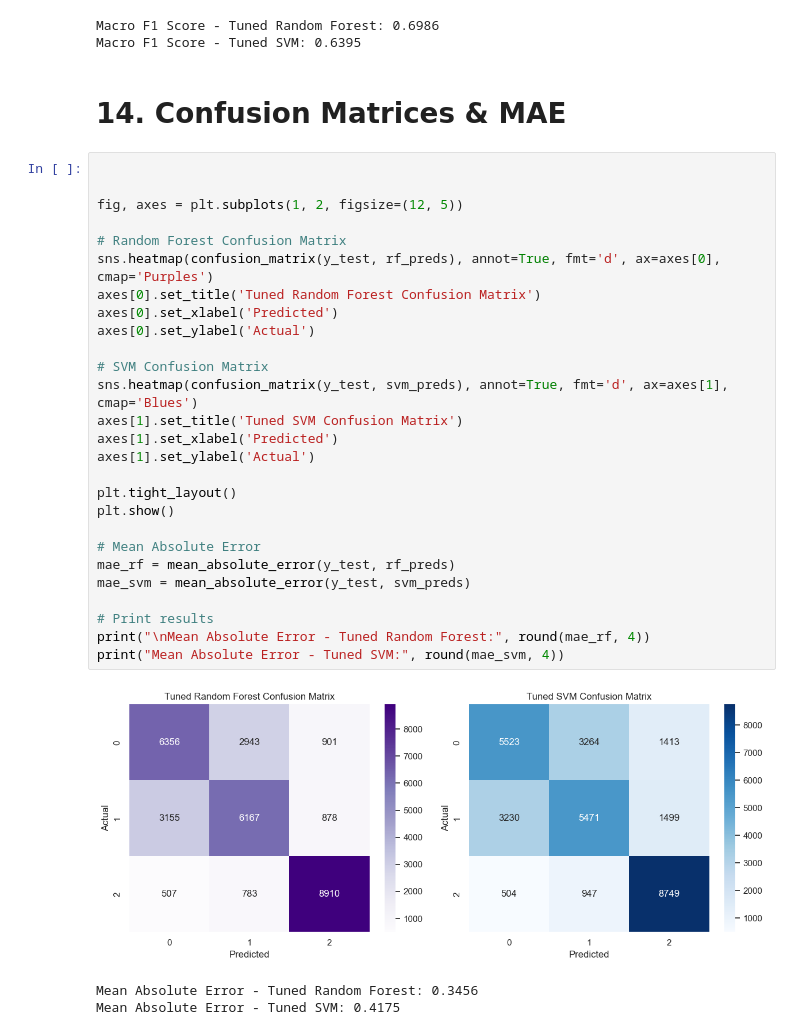
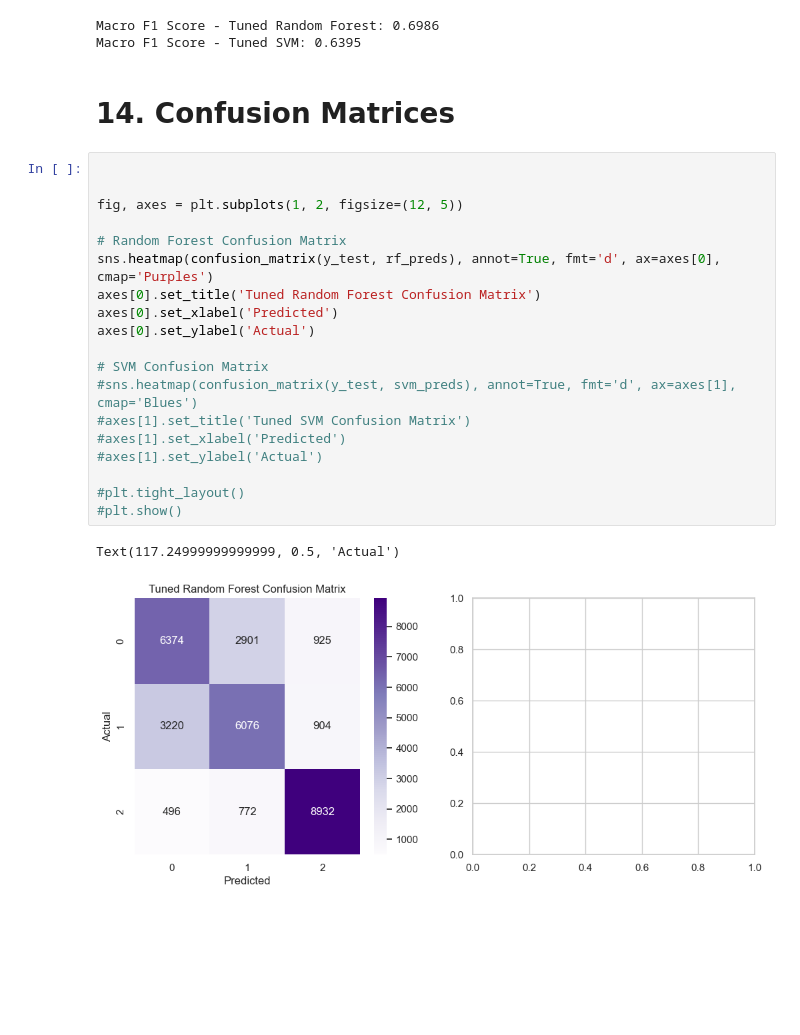
Before and after one commit to nimaabaeian/ml-project-robotic-fan-fault-detection, a Jupyter notebook: ml-project-robotic-fan-fault-detection.ipynb, the cells around one changed output. Saved outputs shown, nothing was run; the diff lists cells and outputs as text; blank space fills up the shorter version.

```diff
--- a/ml-project-robotic-fan-fault-detection.ipynb
+++ b/ml-project-robotic-fan-fault-detection.ipynb
@@ -260,35 +249,26 @@ print("Macro F1 Score - Tuned SVM:", round(f1_macro_svm, 4))
 Macro F1 Score - Tuned Random Forest: 0.6986
 Macro F1 Score - Tuned SVM: 0.6395
 # %% [markdown]
-# **14. Confusion Matrices & MAE**
+# **14. Confusion Matrices**
 # %%
 
 
 fig, axes = plt.subplots(1, 2, figsize=(12, 5))
 
 # Random Forest Confusion Matrix
 sns.heatmap(confusion_matrix(y_test, rf_preds), annot=True, fmt='d', ax=axes[0], cmap='Purples')
 axes[0].set_title('Tuned Random Forest Confusion Matrix')
 axes[0].set_xlabel('Predicted')
 axes[0].set_ylabel('Actual')
 
 # SVM Confusion Matrix
-sns.heatmap(confusion_matrix(y_test, svm_preds), annot=True, fmt='d', ax=axes[1], cmap='Blues')
-axes[1].set_title('Tuned SVM Confusion Matrix')
-axes[1].set_xlabel('Predicted')
-axes[1].set_ylabel('Actual')
+#sns.heatmap(confusion_matrix(y_test, svm_preds), annot=True, fmt='d', ax=axes[1], cmap='Blues')
+#axes[1].set_title('Tuned SVM Confusion Matrix')
+#axes[1].set_xlabel('Predicted')
+#axes[1].set_ylabel('Actual')
 
-plt.tight_layout()
-plt.show()
-
-# Mean Absolute Error
-mae_rf = mean_absolute_error(y_test, rf_preds)
-mae_svm = mean_absolute_error(y_test, svm_preds)
-
-# Print results
-print("\nMean Absolute Error - Tuned Random Forest:", round(mae_rf, 4))
-print("Mean Absolute Error - Tuned SVM:", round(mae_svm, 4))
+#plt.tight_layout()
+#plt.show()
 # %% [output]
+Text(117.24999999999999, 0.5, 'Actual')
-[figure, old version]
+[figure, new version]
-Mean Absolute Error - Tuned Random Forest: 0.3456
-Mean Absolute Error - Tuned SVM: 0.4175
```
Also changed, not shown: parts of 3 cells of this notebook.
